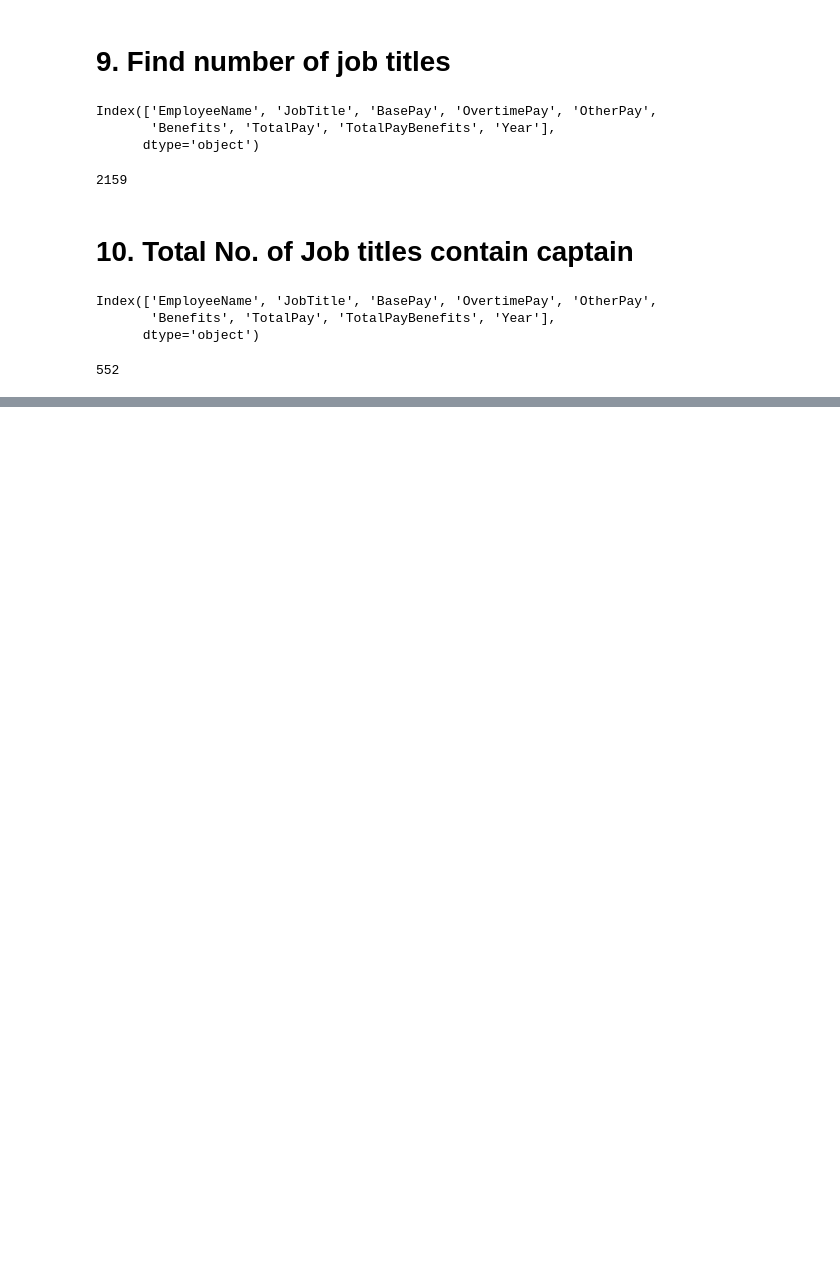
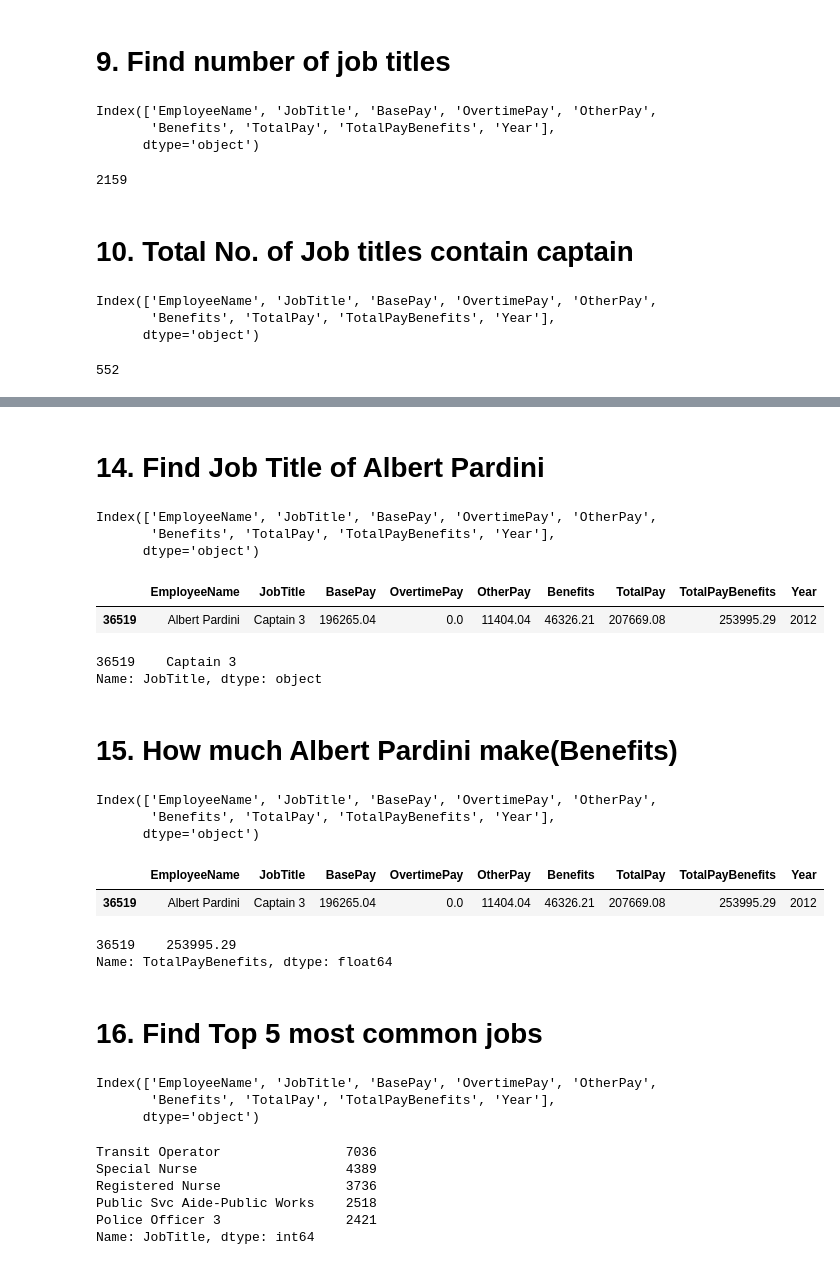
Before and after one commit to AkshayDev21/Data-Analysis-Projects, a Jupyter notebook: Employee Salaries Project.ipynb, the cells around one changed output, grey strips where cells are left out. Saved outputs shown, nothing was run; the diff lists cells and outputs as text; code cells hidden in the pictures; blank space fills up the shorter version.

```diff
--- a/Employee Salaries Project.ipynb
+++ b/Employee Salaries Project.ipynb
@@ -189,0 +237,3 @@ len(data[data['JobTitle'].str.contains('Captain',case=False)])
+# %%
+import numpy as np
+data['EmployeeName']=data['EmployeeName'].replace('Not provided',np.NaN)
@@ -189,0 +255,53 @@ len(data[data['JobTitle'].str.contains('Captain',case=False)])
+# %% [markdown]
+# 14. Find Job Title of Albert Pardini
+# %%
+data.columns
+# %% [output]
+Index(['EmployeeName', 'JobTitle', 'BasePay', 'OvertimePay', 'OtherPay',
+       'Benefits', 'TotalPay', 'TotalPayBenefits', 'Year'],
+      dtype='object')
+# %%
+data[data['EmployeeName']=='Albert Pardini']
+# %% [output]
+|  | EmployeeName | JobTitle | BasePay | OvertimePay | OtherPay | Benefits | TotalPay | TotalPayBenefits | Year |
+| 36519 | Albert Pardini | Captain 3 | 196265.04 | 0.0 | 11404.04 | 46326.21 | 207669.08 | 253995.29 | 2012 |
+# %%
+data[data['EmployeeName']=='Albert Pardini']['JobTitle']
+# %% [output]
+36519    Captain 3
+Name: JobTitle, dtype: object
+# %% [markdown]
+# 15. How much Albert Pardini make(Benefits)
+# %%
+data.columns
+# %% [output]
+Index(['EmployeeName', 'JobTitle', 'BasePay', 'OvertimePay', 'OtherPay',
+       'Benefits', 'TotalPay', 'TotalPayBenefits', 'Year'],
+      dtype='object')
+# %%
+data[data['EmployeeName']=='Albert Pardini']
+# %% [output]
+|  | EmployeeName | JobTitle | BasePay | OvertimePay | OtherPay | Benefits | TotalPay | TotalPayBenefits | Year |
+| 36519 | Albert Pardini | Captain 3 | 196265.04 | 0.0 | 11404.04 | 46326.21 | 207669.08 | 253995.29 | 2012 |
+# %%
+data[data['EmployeeName']=='Albert Pardini']['TotalPayBenefits']
+# %% [output]
+36519    253995.29
+Name: TotalPayBenefits, dtype: float64
+# %% [markdown]
+# 16. Find Top 5 most common jobs
+# %%
+data.columns
+# %% [output]
+Index(['EmployeeName', 'JobTitle', 'BasePay', 'OvertimePay', 'OtherPay',
+       'Benefits', 'TotalPay', 'TotalPayBenefits', 'Year'],
+      dtype='object')
+# %%
+data['JobTitle'].value_counts().head()
+# %% [output]
+Transit Operator                7036
+Special Nurse                   4389
+Registered Nurse                3736
+Public Svc Aide-Public Works    2518
+Police Officer 3                2421
+Name: JobTitle, dtype: int64
```
Also changed, not shown: parts of 10 cells of this notebook.
